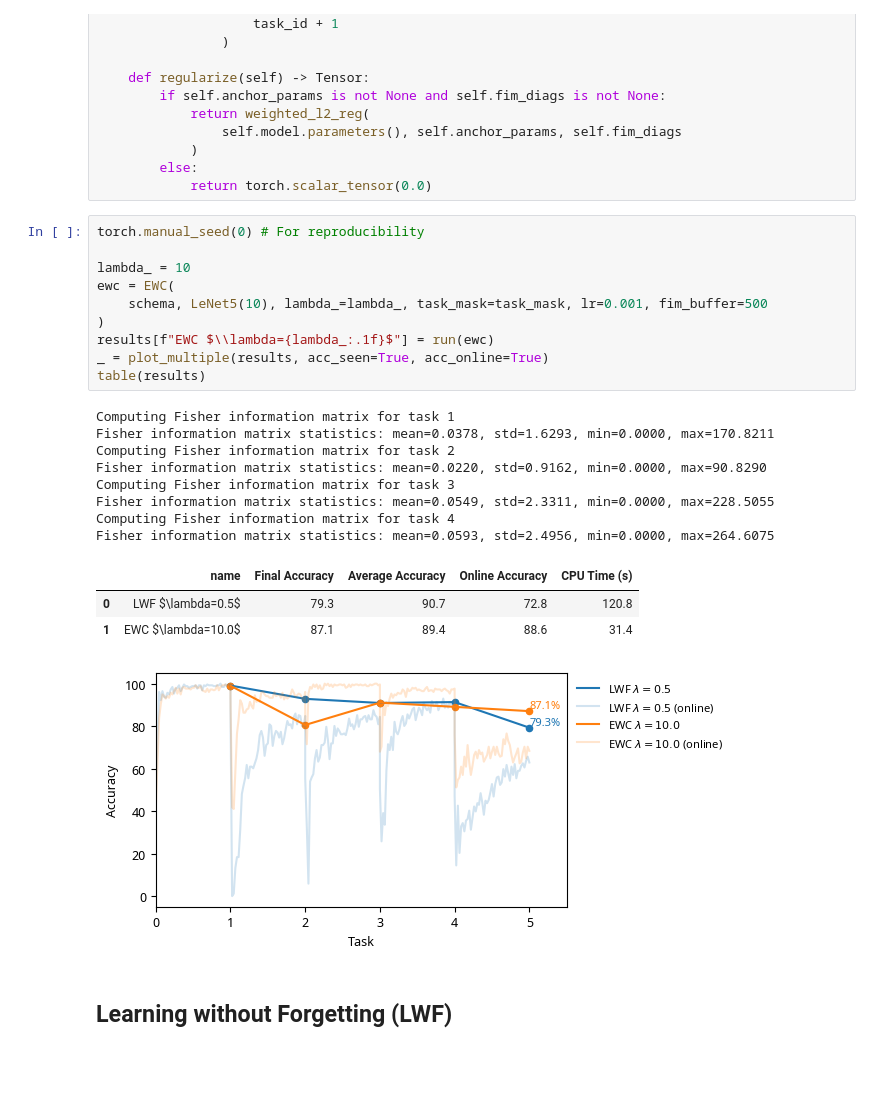
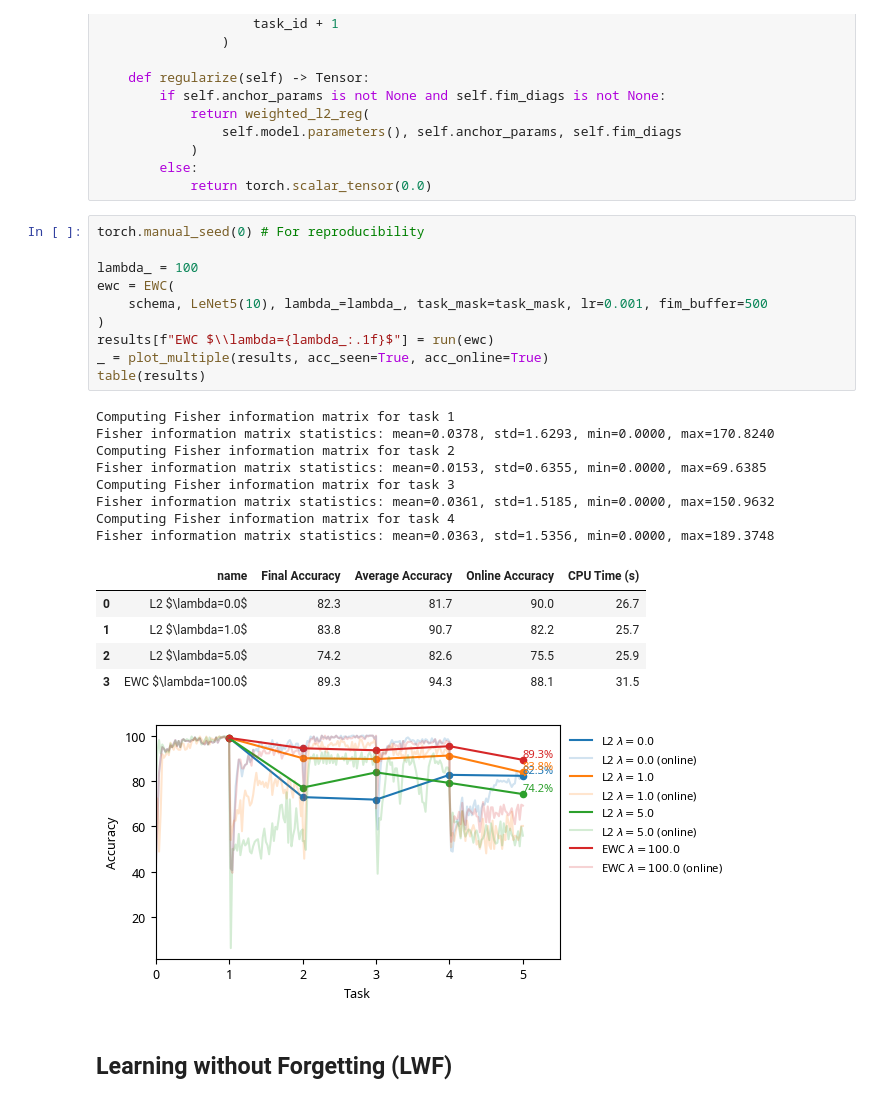
Before and after one commit to adaptive-machine-learning/PAKDD2025, a Jupyter notebook: notebooks/02_regularisation.ipynb, the cells around one changed output. Cells and saved outputs as stored; diff of their text form; blank space fills up the shorter version.

```diff
--- a/notebooks/02_regularisation.ipynb
+++ b/notebooks/02_regularisation.ipynb
@@ -258,26 +258,28 @@ class EWC(L2RegularizedCL):
 # %%
 torch.manual_seed(0) # For reproducibility
 
-lambda_ = 10
+lambda_ = 100
 ewc = EWC(
     schema, LeNet5(10), lambda_=lambda_, task_mask=task_mask, lr=0.001, fim_buffer=500
 )
 results[f"EWC $\\lambda={lambda_:.1f}$"] = run(ewc)
 _ = plot_multiple(results, acc_seen=True, acc_online=True)
 table(results)
 # %% [output]
 Computing Fisher information matrix for task 1
-Fisher information matrix statistics: mean=0.0378, std=1.6293, min=0.0000, max=170.8211
+Fisher information matrix statistics: mean=0.0378, std=1.6293, min=0.0000, max=170.8240
 Computing Fisher information matrix for task 2
-Fisher information matrix statistics: mean=0.0220, std=0.9162, min=0.0000, max=90.8290
+Fisher information matrix statistics: mean=0.0153, std=0.6355, min=0.0000, max=69.6385
 Computing Fisher information matrix for task 3
-Fisher information matrix statistics: mean=0.0549, std=2.3311, min=0.0000, max=228.5055
+Fisher information matrix statistics: mean=0.0361, std=1.5185, min=0.0000, max=150.9632
 Computing Fisher information matrix for task 4
-Fisher information matrix statistics: mean=0.0593, std=2.4956, min=0.0000, max=264.6075
+Fisher information matrix statistics: mean=0.0363, std=1.5356, min=0.0000, max=189.3748
 |  | name | Final Accuracy | Average Accuracy | Online Accuracy | CPU Time (s) |
-| 0 | LWF $\lambda=0.5$ | 79.3 | 90.7 | 72.8 | 120.8 |
-| 1 | EWC $\lambda=10.0$ | 87.1 | 89.4 | 88.6 | 31.4 |
+| 0 | L2 $\lambda=0.0$ | 82.3 | 81.7 | 90.0 | 26.7 |
+| 1 | L2 $\lambda=1.0$ | 83.8 | 90.7 | 82.2 | 25.7 |
+| 2 | L2 $\lambda=5.0$ | 74.2 | 82.6 | 75.5 | 25.9 |
+| 3 | EWC $\lambda=100.0$ | 89.3 | 94.3 | 88.1 | 31.5 |
-[figure, old version]
+[figure, new version]
 # %% [markdown]
 ## Learning without Forgetting (LWF)
 # %% [markdown]
```
Also changed, not shown: parts of 3 cells of this notebook.
